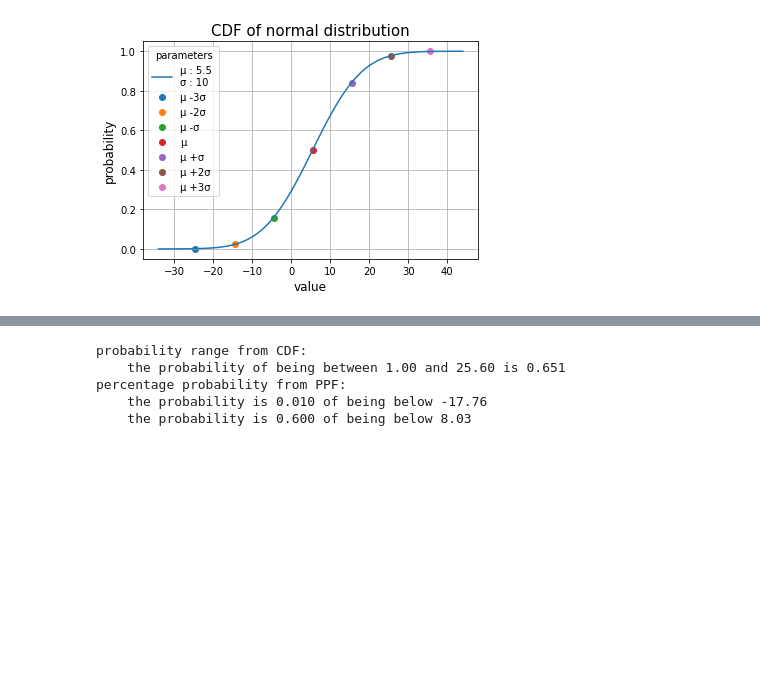
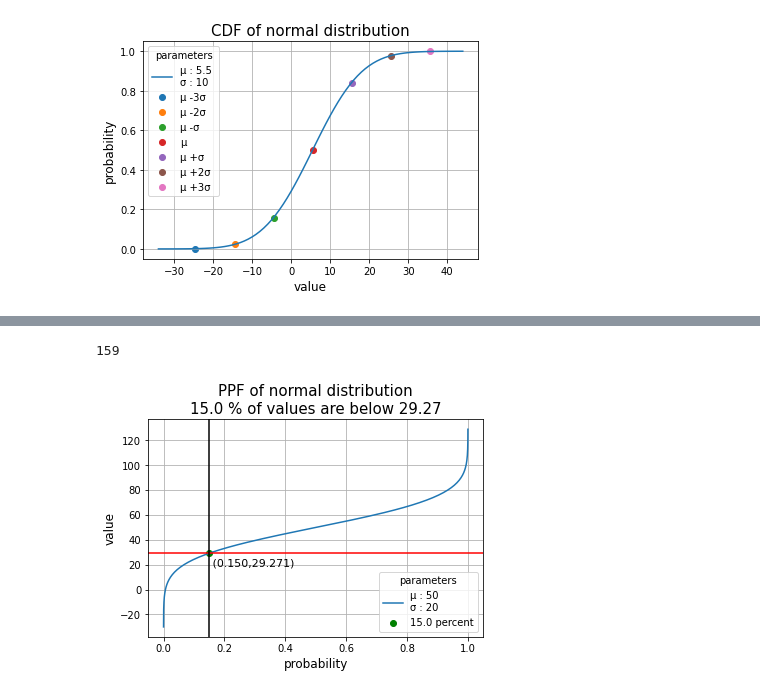
Before and after one commit to deddiebo/distributions, a Jupyter notebook: normal/normal.ipynb, the cells around one changed output, grey strips where cells are left out. Cells and saved outputs as stored; diff of their text form; code cells hidden in the pictures; blank space fills up the shorter version.

```diff
--- a/normal/normal.ipynb
+++ b/normal/normal.ipynb
@@ -85,27 +128,33 @@ plt.show();
 # %%
-# calculate probabilities from cdf (z-value method)
-mu = 5.5
-sigma = 10
+# PPF - lookup value for percentage less than
+mu = 50
+sigma = 20
 # create distribution
 dist = norm(mu, sigma)
-# calculate probabilities of interval
-value_1 = 1.
-value_2 = 25.6
-prob1 = dist.cdf(value_1)
-prob2 = dist.cdf(value_2)
-interval_prob = prob2- prob1
-print('probability range from CDF:')
-print('    the probability of being between {0:.2f} and {1:.2f} is {2:.3f}'.format(value_1, value_2, interval_prob))
 
-# PPF lookup
-prob_1 = 0.01
-prob_2 = 0.60
-print('percentage probability from PPF:')
-print('    the probability is {0:.3f} of being below {1:.2f}'.format(prob_1, dist.ppf(prob_1)))
-print('    the probability is {0:.3f} of being below {1:.2f}'.format(prob_2, dist.ppf(prob_2)))
+# calculate value that corresponds to percentile
+percentile = 0.15
+percentile_value = dist.ppf(percentile)
+
+# plot ppf
+values = [value for value in range(int(mu - math.floor(4.*sigma)), int(mu + math.floor(4*sigma)))]
+cum_probs = [dist.cdf(value) for value in values]
+plt.plot(cum_probs, values, label=chr(956)+' : '+str(mu)+' \n'+chr(963) +' : '+str(sigma))
+plt.scatter(percentile, percentile_value, marker ='o', color='green', label='{:.1f} percent'.format(percentile * 100))
+plt.axhline(y=percentile_value, color='r')
+plt.axvline(x=percentile, color='black')
+plt.ylabel('value', fontsize=12)
+plt.xlabel('probability', fontsize=12)
+plt.title('PPF of normal distribution\n{:.1f} % of values are below {:.2f}'\
+          .format(percentile * 100, percentile_value), fontsize=15)
+# move the text down a bit
+down_abit = percentile_value - (max(values) - min(values))/15
+print(max(values) - min(values))
+plt.annotate(' ({:.3f},{:.3f})'.format(percentile, percentile_value), (percentile, down_abit), fontsize=11)
+plt.legend(title = 'parameters', loc = 'lower right')
+plt.grid()
+plt.savefig('normal_ppfvalue.svg')
+plt.show();
 # %% [output]
-probability range from CDF:
-    the probability of being between 1.00 and 25.60 is 0.651
-percentage probability from PPF:
-    the probability is 0.010 of being below -17.76
-    the probability is 0.600 of being below 8.03
+159
+[figure, added]
```
Also changed, not shown: parts of 4 cells of this notebook, 6 other files.
